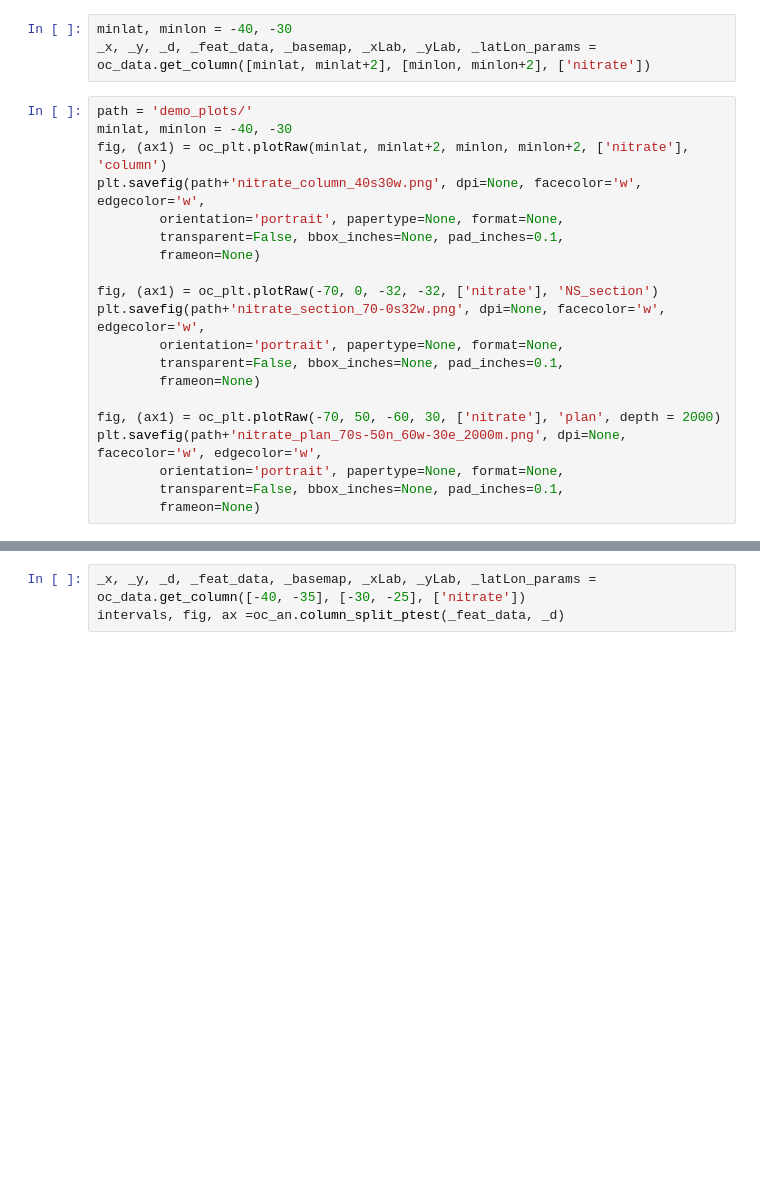
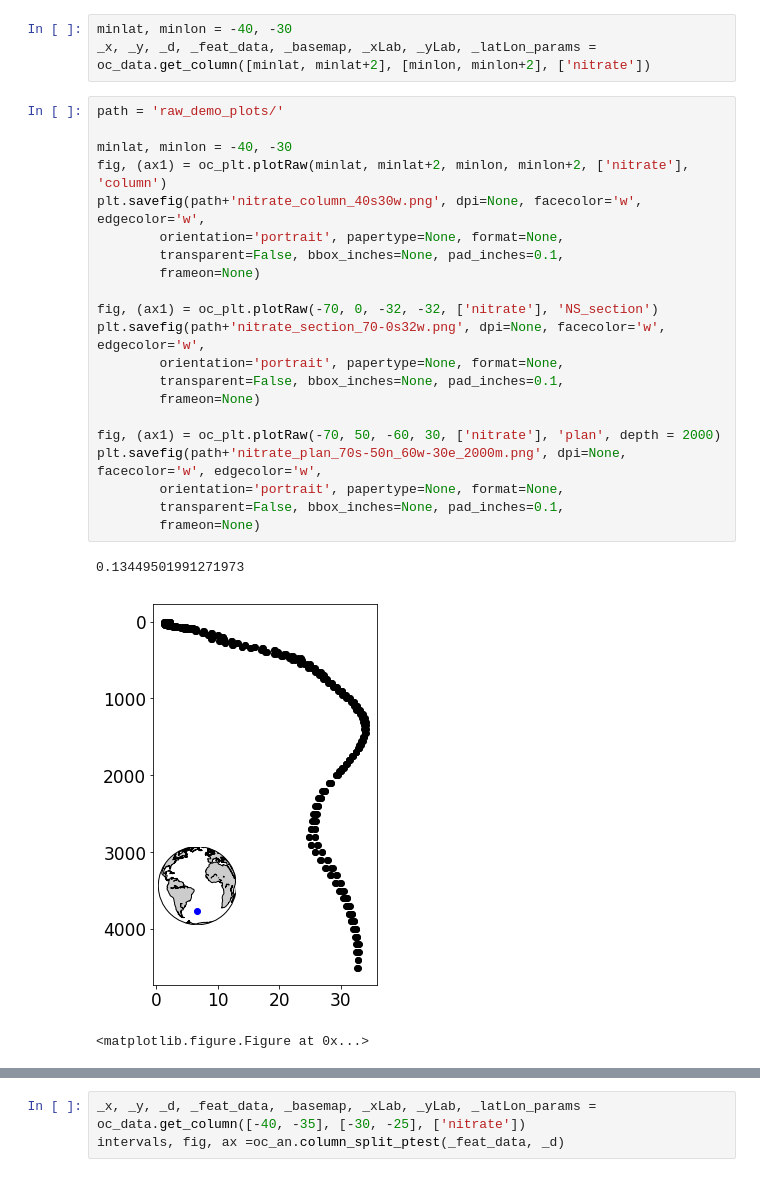
Before and after one commit to jordanplanders/Thinkful, a Jupyter notebook: Capstone Project/raw_data_plots-wprofiles.ipynb, the cells around one changed output, grey strips where cells are left out. Saved outputs shown, nothing was run; the diff lists cells and outputs as text; blank space fills up the shorter version.

```diff
--- a/Capstone Project/raw_data_plots-wprofiles.ipynb
+++ b/Capstone Project/raw_data_plots-wprofiles.ipynb
@@ -21,22 +21,27 @@ tick_sz = 21
 minlat, minlon = -40, -30
 _x, _y, _d, _feat_data, _basemap, _xLab, _yLab, _latLon_params = oc_data.get_column([minlat, minlat+2], [minlon, minlon+2], ['nitrate'])
 # %%
-path = 'demo_plots/'
+path = 'raw_demo_plots/'
+
 minlat, minlon = -40, -30
 fig, (ax1) = oc_plt.plotRaw(minlat, minlat+2, minlon, minlon+2, ['nitrate'], 'column')
 plt.savefig(path+'nitrate_column_40s30w.png', dpi=None, facecolor='w', edgecolor='w',
         orientation='portrait', papertype=None, format=None,
         transparent=False, bbox_inches=None, pad_inches=0.1,
         frameon=None)
 
 fig, (ax1) = oc_plt.plotRaw(-70, 0, -32, -32, ['nitrate'], 'NS_section')
 plt.savefig(path+'nitrate_section_70-0s32w.png', dpi=None, facecolor='w', edgecolor='w',
         orientation='portrait', papertype=None, format=None,
         transparent=False, bbox_inches=None, pad_inches=0.1,
         frameon=None)
 
 fig, (ax1) = oc_plt.plotRaw(-70, 50, -60, 30, ['nitrate'], 'plan', depth = 2000)
 plt.savefig(path+'nitrate_plan_70s-50n_60w-30e_2000m.png', dpi=None, facecolor='w', edgecolor='w',
         orientation='portrait', papertype=None, format=None,
         transparent=False, bbox_inches=None, pad_inches=0.1,
         frameon=None)
+# %% [output]
+0.13449501991271973
+[figure, added]
+<matplotlib.figure.Figure at 0x...>
```
Also changed, not shown: parts of 1 cell of this notebook.
